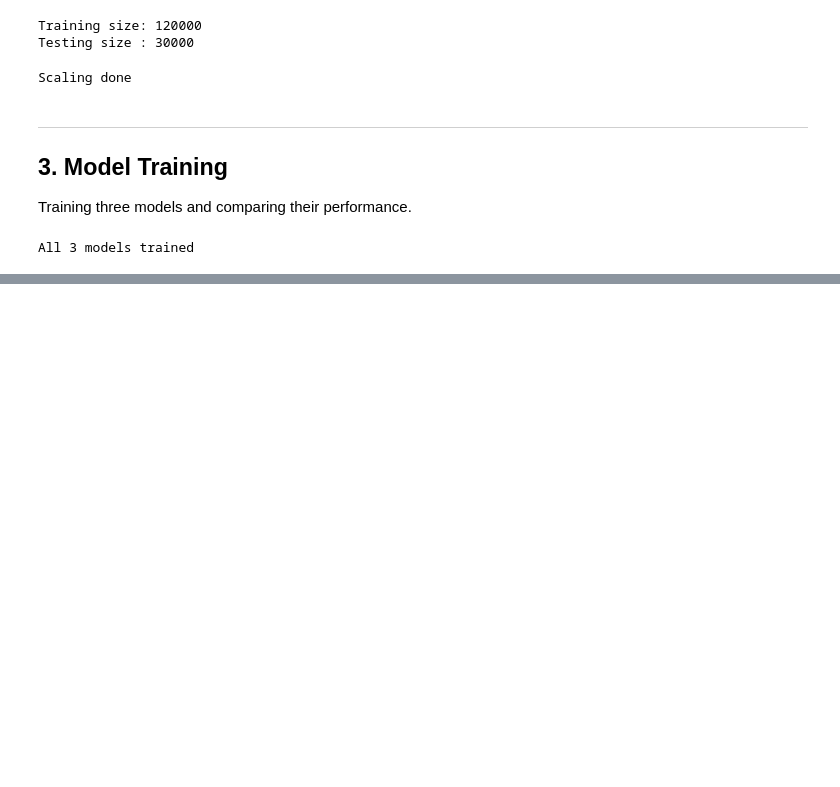
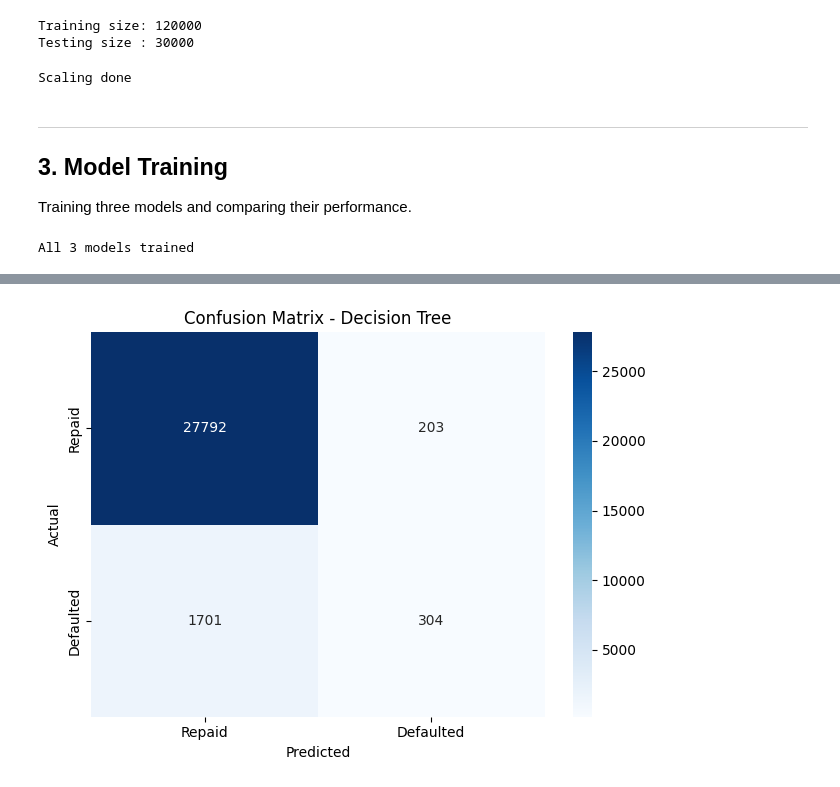
Before and after one commit to Hassan092-prog/CodeAlpha_CreditScoringModel, a Jupyter notebook: credit_scoring.ipynb, the cells around one changed output, grey strips where cells are left out. Drawn from its saved outputs; the diff is of its cells as text; code cells hidden in the pictures; blank space fills up the shorter version.

Commit message:
completed credit scoring model - task 1

```diff
--- a/credit_scoring.ipynb
+++ b/credit_scoring.ipynb
@@ -259,0 +298,19 @@ All 3 models trained
+# %%
+# decision tree had the best ROC-AUC score
+best_model = dt
+
+y_pred_best = best_model.predict(X_test)
+
+cm = confusion_matrix(y_test, y_pred_best)
+
+sns.heatmap(cm, annot=True, fmt='d', cmap='Blues',
+            xticklabels=['Repaid', 'Defaulted'],
+            yticklabels=['Repaid', 'Defaulted'])
+plt.title('Confusion Matrix - Decision Tree')
+plt.ylabel('Actual')
+plt.xlabel('Predicted')
+plt.tight_layout()
+plt.savefig('reports/figures/confusion_matrix.png')
+plt.show()
+# %% [output]
+[figure, added]
```
Also changed, not shown: parts of 4 cells of this notebook, 2 other files.
